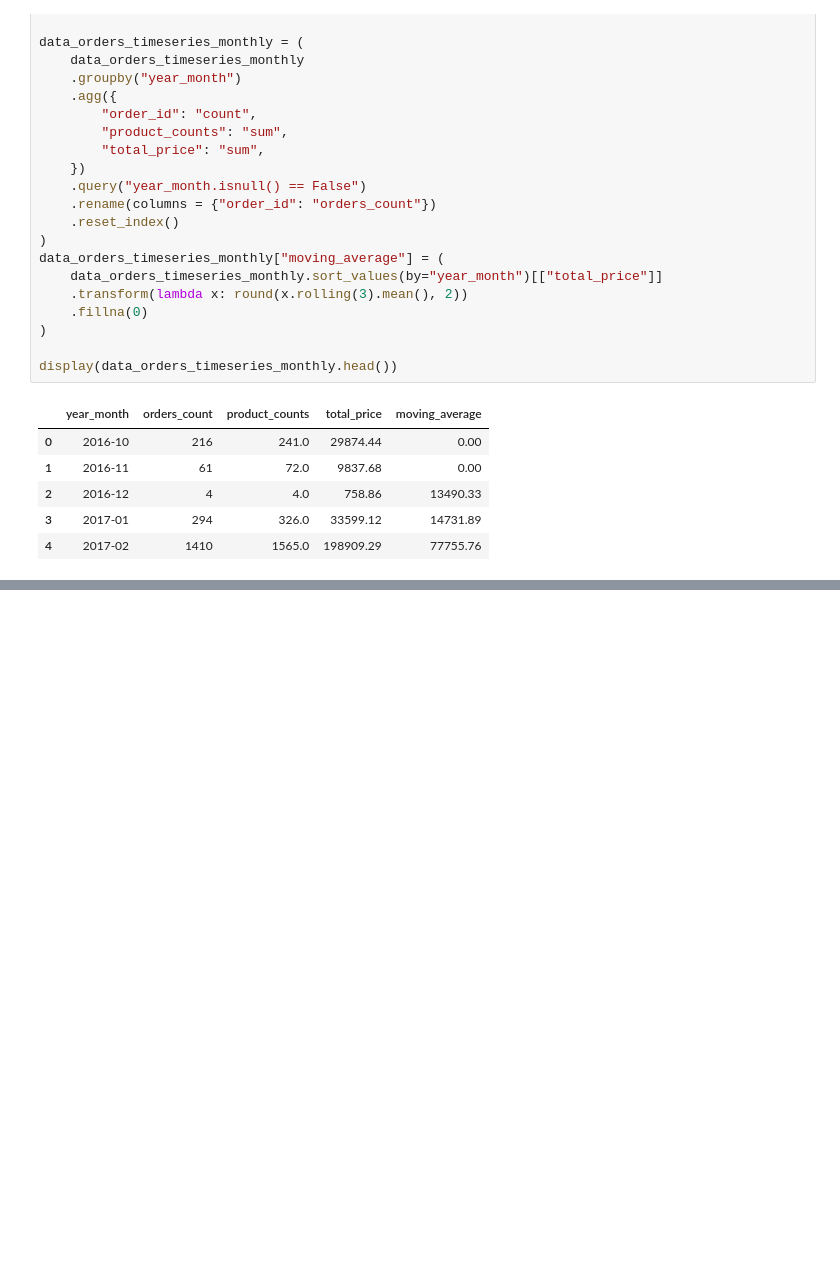
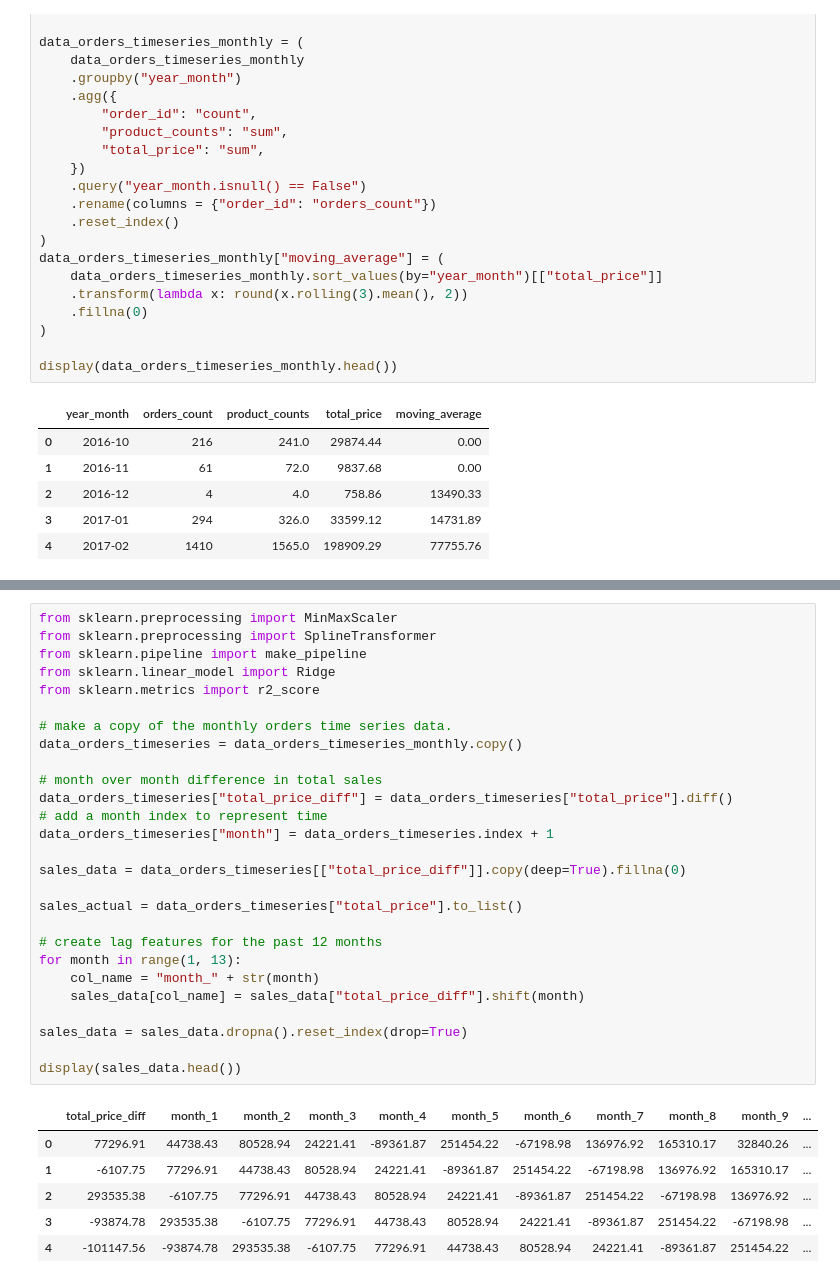
Before and after one commit to Cyrusz55/E_Commerce_Customer_Behavior_Analysis, a Jupyter notebook: book1.ipynb, the cells around one changed output, grey strips where cells are left out. Saved outputs shown, nothing was run; the diff lists cells and outputs as text; blank space fills up the shorter version.

```diff
--- a/book1.ipynb
+++ b/book1.ipynb
@@ -1726,3 +1726,37 @@ fig.add_annotation(
 fig.show(renderer = "iframe_connected")
 # %% [output]
 [interactive output not drawn]
+# %%
+from sklearn.preprocessing import MinMaxScaler
+from sklearn.preprocessing import SplineTransformer
+from sklearn.pipeline import make_pipeline
+from sklearn.linear_model import Ridge
+from sklearn.metrics import r2_score
+
+# make a copy of the monthly orders time series data.
+data_orders_timeseries = data_orders_timeseries_monthly.copy()
+
+# month over month difference in total sales
+data_orders_timeseries["total_price_diff"] = data_orders_timeseries["total_price"].diff()
+# add a month index to represent time
+data_orders_timeseries["month"] = data_orders_timeseries.index + 1
+
+sales_data = data_orders_timeseries[["total_price_diff"]].copy(deep=True).fillna(0)
+
+sales_actual = data_orders_timeseries["total_price"].to_list()
+
+# create lag features for the past 12 months
+for month in range(1, 13):
+    col_name = "month_" + str(month)
+    sales_data[col_name] = sales_data["total_price_diff"].shift(month)
+
+sales_data = sales_data.dropna().reset_index(drop=True)
+
+display(sales_data.head())
+# %% [output]
+|  | total_price_diff | month_1 | month_2 | month_3 | month_4 | month_5 | month_6 | month_7 | month_8 | month_9 | ... |
+| 0 | 77296.91 | 44738.43 | 80528.94 | 24221.41 | -89361.87 | 251454.22 | -67198.98 | 136976.92 | 165310.17 | 32840.26 | ... |
+| 1 | -6107.75 | 77296.91 | 44738.43 | 80528.94 | 24221.41 | -89361.87 | 251454.22 | -67198.98 | 136976.92 | 165310.17 | ... |
+| 2 | 293535.38 | -6107.75 | 77296.91 | 44738.43 | 80528.94 | 24221.41 | -89361.87 | 251454.22 | -67198.98 | 136976.92 | ... |
+| 3 | -93874.78 | 293535.38 | -6107.75 | 77296.91 | 44738.43 | 80528.94 | 24221.41 | -89361.87 | 251454.22 | -67198.98 | ... |
+| 4 | -101147.56 | -93874.78 | 293535.38 | -6107.75 | 77296.91 | 44738.43 | 80528.94 | 24221.41 | -89361.87 | 251454.22 | ... |
```
Also changed, not shown: parts of 22 cells of this notebook, 16 other files.
